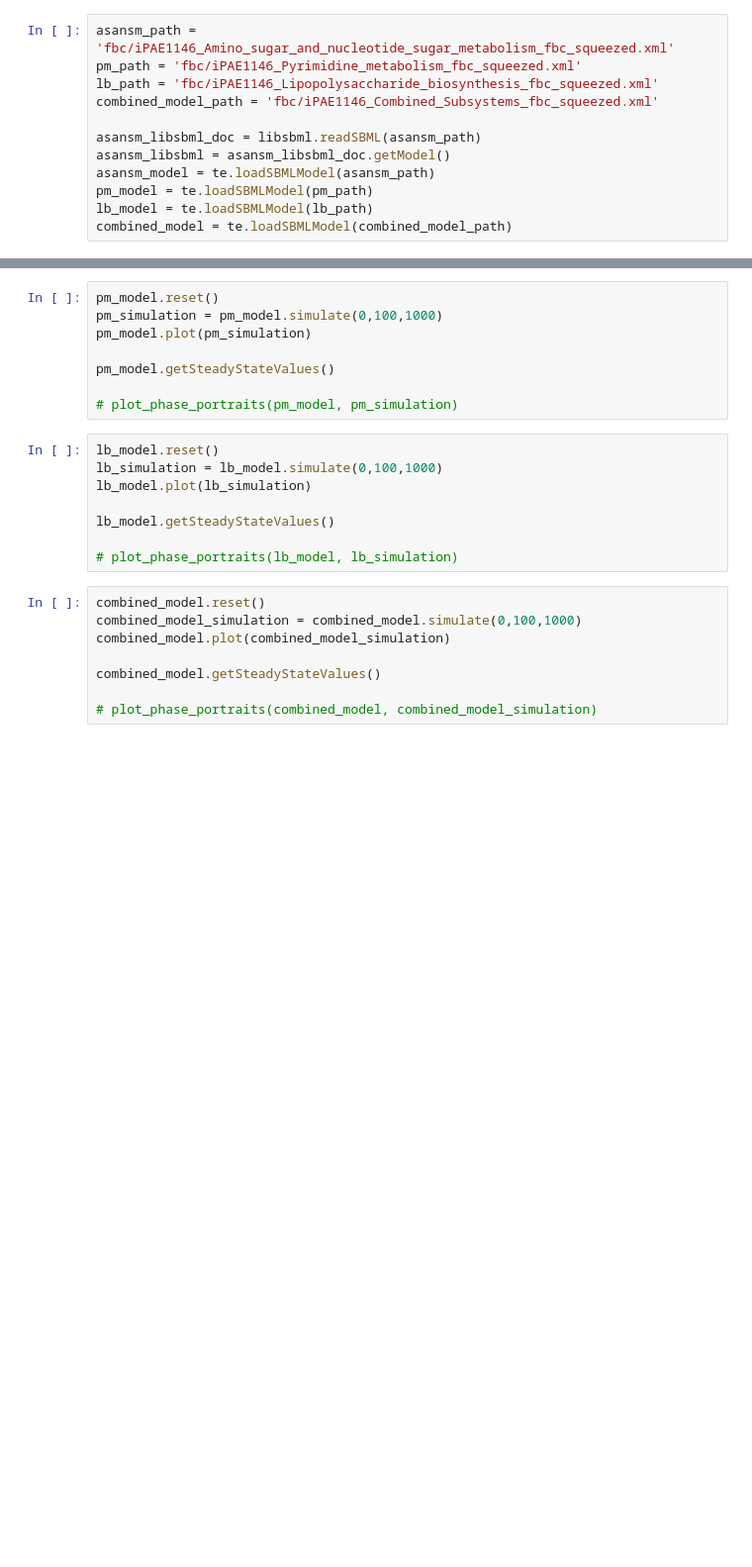
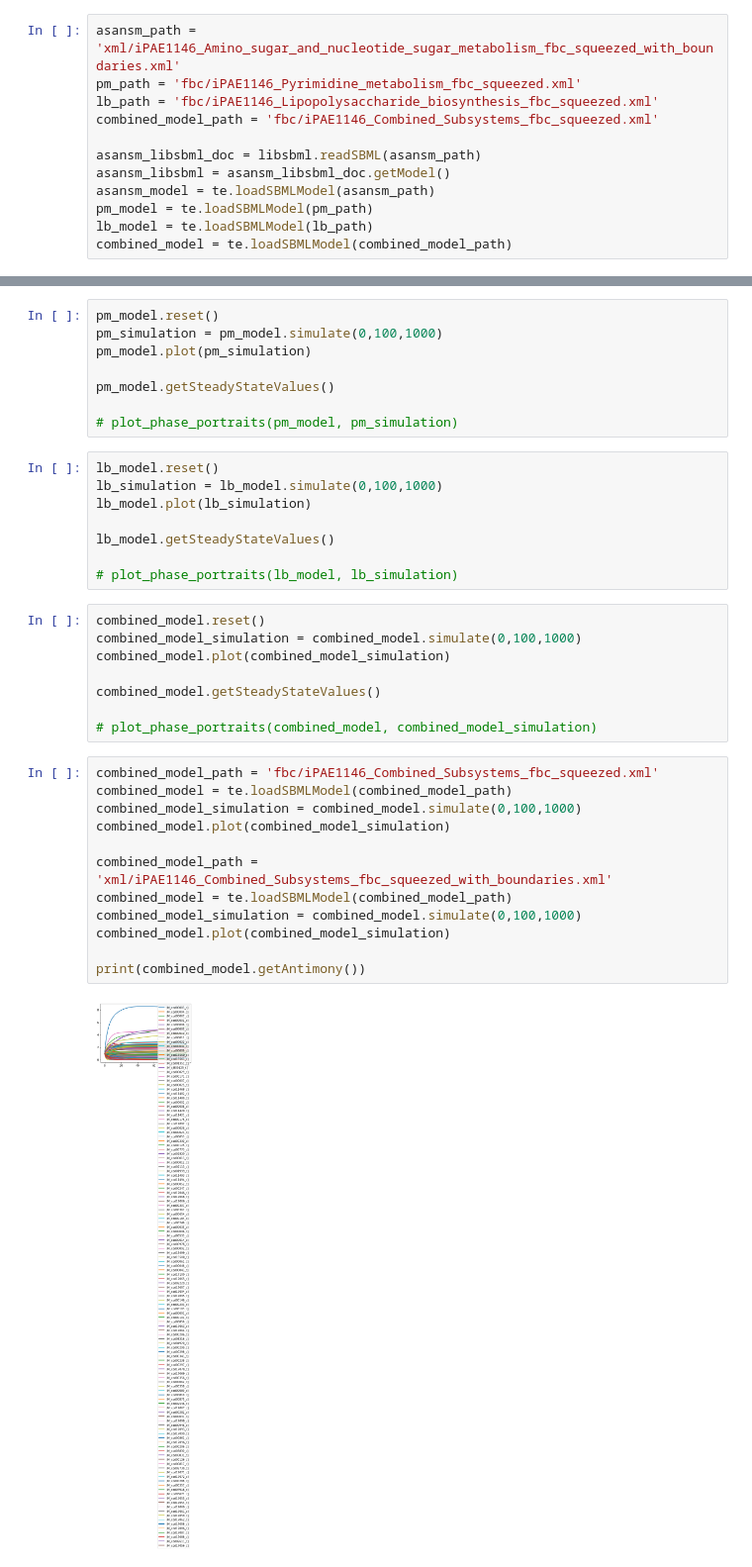
Before and after one commit to jmueller95/SystemsBiology2019, a Jupyter notebook: simulation.ipynb, the cells around one changed output, grey strips where cells are left out. Shown: that part at 99% size. Saved outputs shown, nothing was run; the diff lists cells and outputs as text; blank space fills up the shorter version.

```diff
--- a/simulation.ipynb
+++ b/simulation.ipynb
@@ -58,7 +58,7 @@ def plot_pool_phase_portrait(simulation, title, phase_tuple1, name1, phase_tuple
     plt.savefig(outpath)
     plt.show()
 # %%
-asansm_path = 'fbc/iPAE1146_Amino_sugar_and_nucleotide_sugar_metabolism_fbc_squeezed.xml'
+asansm_path = 'xml/iPAE1146_Amino_sugar_and_nucleotide_sugar_metabolism_fbc_squeezed_with_boundaries.xml'
 pm_path = 'fbc/iPAE1146_Pyrimidine_metabolism_fbc_squeezed.xml'
 lb_path = 'fbc/iPAE1146_Lipopolysaccharide_biosynthesis_fbc_squeezed.xml'
 combined_model_path = 'fbc/iPAE1146_Combined_Subsystems_fbc_squeezed.xml'
@@ -114,3 +114,17 @@ combined_model.plot(combined_model_simulation)
 combined_model.getSteadyStateValues()
 
 # plot_phase_portraits(combined_model, combined_model_simulation)
+# %%
+combined_model_path = 'fbc/iPAE1146_Combined_Subsystems_fbc_squeezed.xml'
+combined_model = te.loadSBMLModel(combined_model_path)
+combined_model_simulation = combined_model.simulate(0,100,1000)
+combined_model.plot(combined_model_simulation)
+
+combined_model_path = 'xml/iPAE1146_Combined_Subsystems_fbc_squeezed_with_boundaries.xml'
+combined_model = te.loadSBMLModel(combined_model_path)
+combined_model_simulation = combined_model.simulate(0,100,1000)
+combined_model.plot(combined_model_simulation)
+
+print(combined_model.getAntimony())
+# %% [output]
+[figure, added]
```
Also changed, not shown: parts of 1 cell of this notebook, 5 other files.
